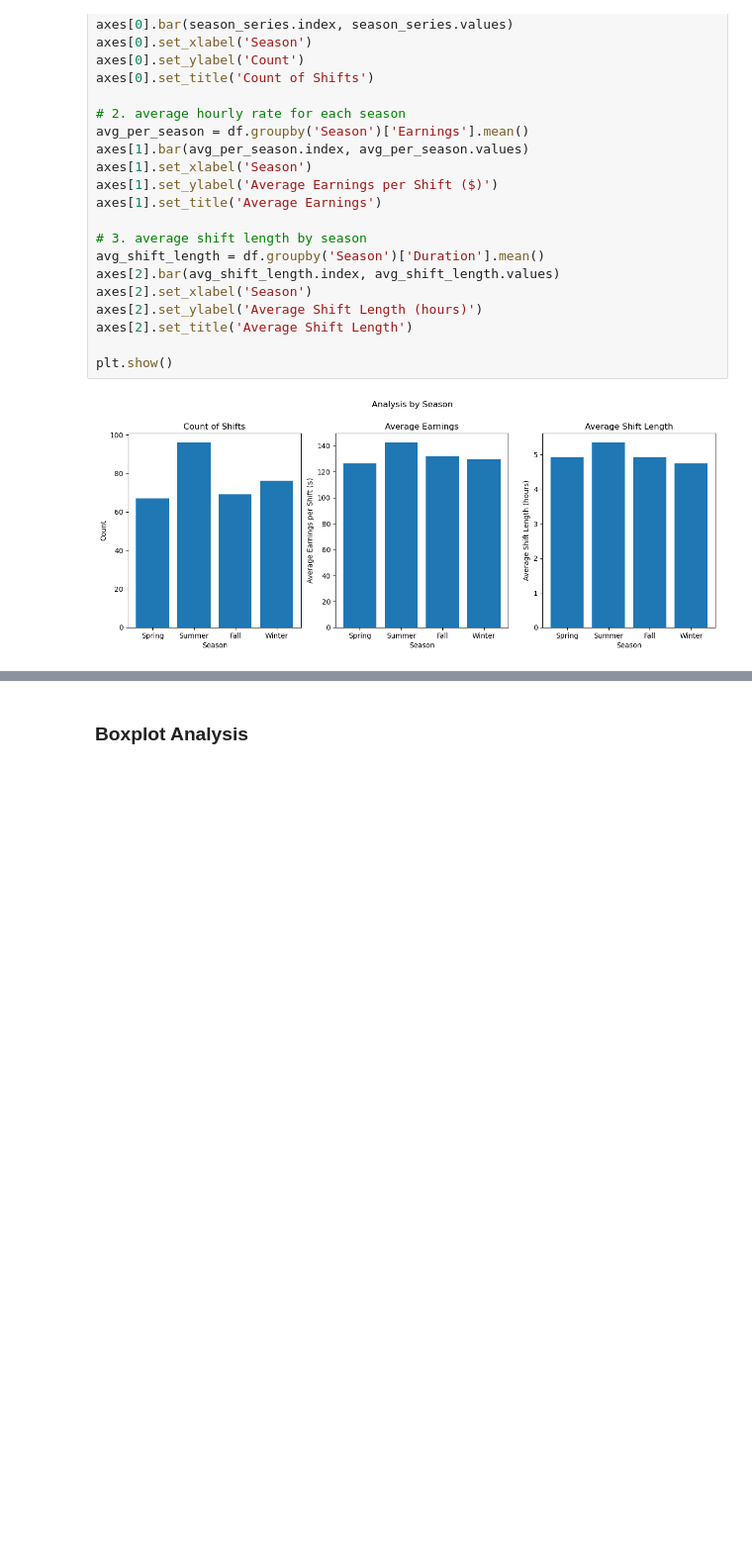
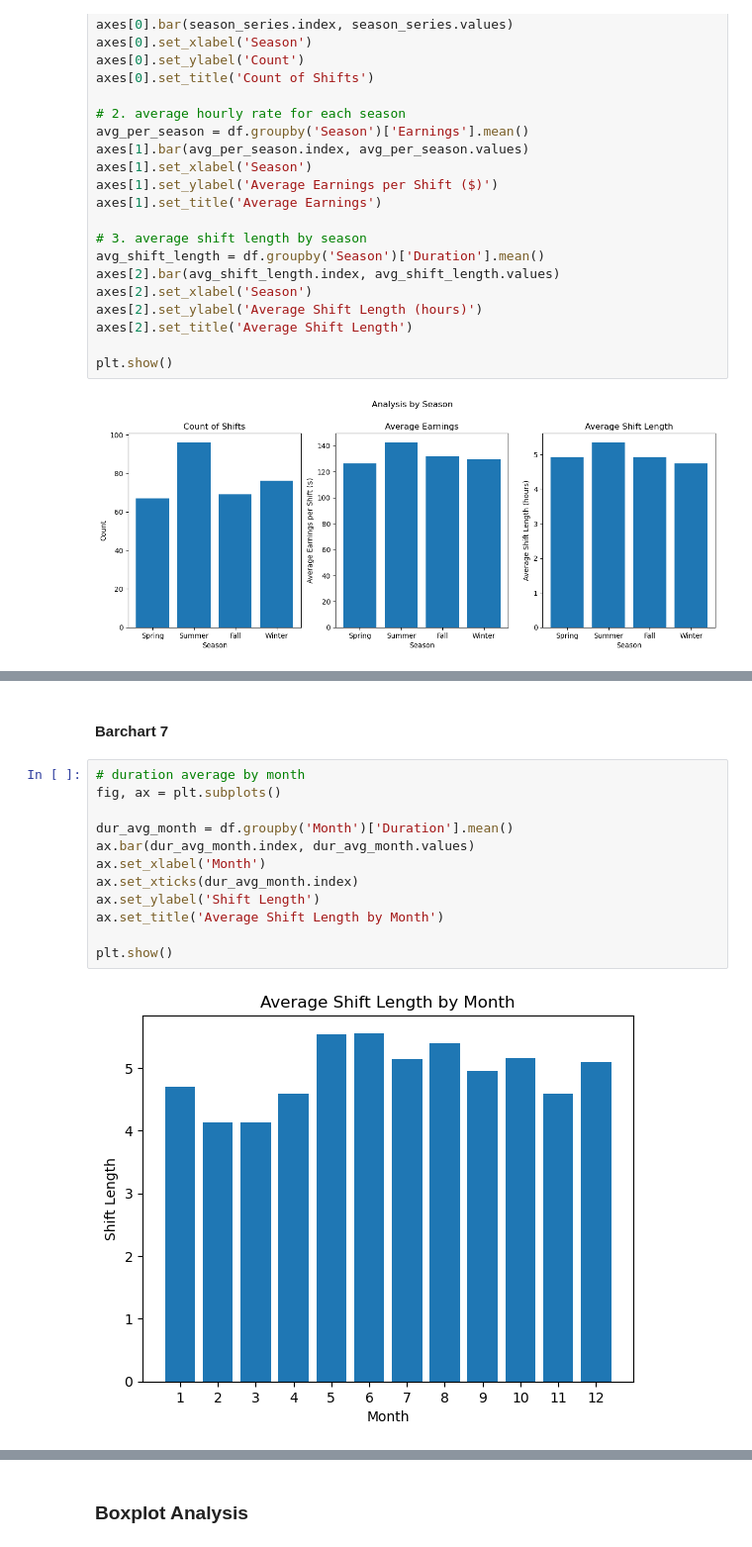
Before and after one commit to stevejchacon/pizzatip, a Jupyter notebook: pizzaEDA.ipynb, the cells around one changed output, grey strips where cells are left out. Shown at 99% size. Saved outputs shown, nothing was run; the diff lists cells and outputs as text; blank space fills up the shorter version.

```diff
--- a/pizzaEDA.ipynb
+++ b/pizzaEDA.ipynb
@@ -354,0 +387,16 @@ plt.show()
+# %% [markdown]
+#### Barchart 7
+# %%
+# duration average by month
+fig, ax = plt.subplots()
+
+dur_avg_month = df.groupby('Month')['Duration'].mean()
+ax.bar(dur_avg_month.index, dur_avg_month.values)
+ax.set_xlabel('Month')
+ax.set_xticks(dur_avg_month.index)
+ax.set_ylabel('Shift Length')
+ax.set_title('Average Shift Length by Month')
+
+plt.show()
+# %% [output]
+[figure, added]
```
Also changed, not shown: parts of 7 cells of this notebook.
